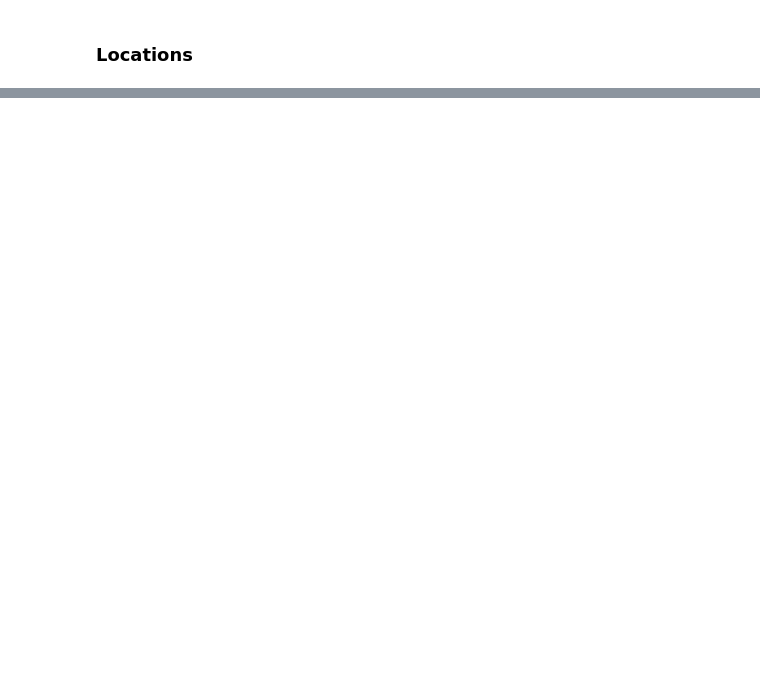
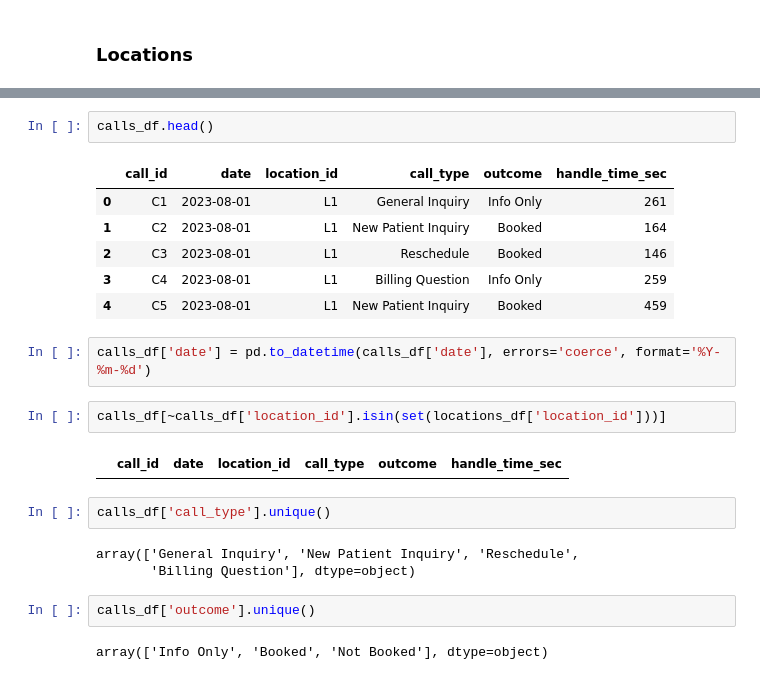
Before and after one commit to imtimtam/ortho-dashboard, a Jupyter notebook: notebook/data_cleaning.ipynb, the cells around one changed output, grey strips where cells are left out. Drawn from its saved outputs; the diff is of its cells as text; blank space fills up the shorter version.

```diff
--- a/notebook/data_cleaning.ipynb
+++ b/notebook/data_cleaning.ipynb
@@ -278,0 +369,24 @@ patients_df.drop_duplicates()
+# %%
+calls_df.head()
+# %% [output]
+|  | call_id | date | location_id | call_type | outcome | handle_time_sec |
+| 0 | C1 | 2023-08-01 | L1 | General Inquiry | Info Only | 261 |
+| 1 | C2 | 2023-08-01 | L1 | New Patient Inquiry | Booked | 164 |
+| 2 | C3 | 2023-08-01 | L1 | Reschedule | Booked | 146 |
+| 3 | C4 | 2023-08-01 | L1 | Billing Question | Info Only | 259 |
+| 4 | C5 | 2023-08-01 | L1 | New Patient Inquiry | Booked | 459 |
+# %%
+calls_df['date'] = pd.to_datetime(calls_df['date'], errors='coerce', format='%Y-%m-%d')
+# %%
+calls_df[~calls_df['location_id'].isin(set(locations_df['location_id']))]
+# %% [output]
+|  | call_id | date | location_id | call_type | outcome | handle_time_sec |
+# %%
+calls_df['call_type'].unique()
+# %% [output]
+array(['General Inquiry', 'New Patient Inquiry', 'Reschedule',
+       'Billing Question'], dtype=object)
+# %%
+calls_df['outcome'].unique()
+# %% [output]
+array(['Info Only', 'Booked', 'Not Booked'], dtype=object)
```
Also changed, not shown: parts of 14 cells of this notebook.
